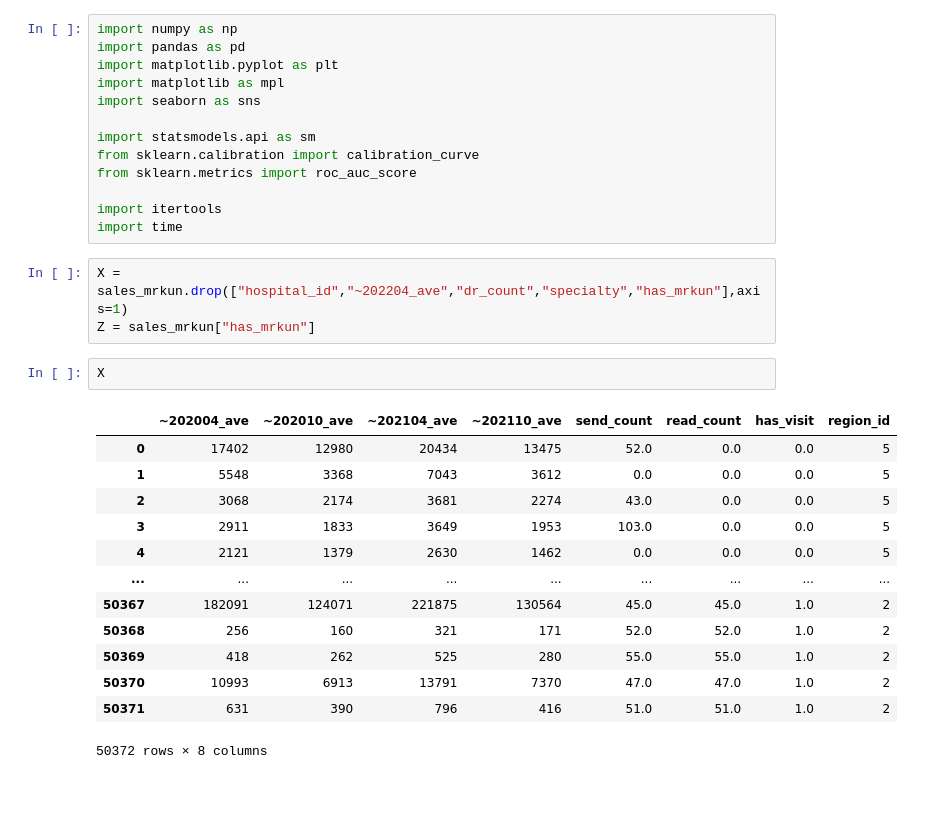
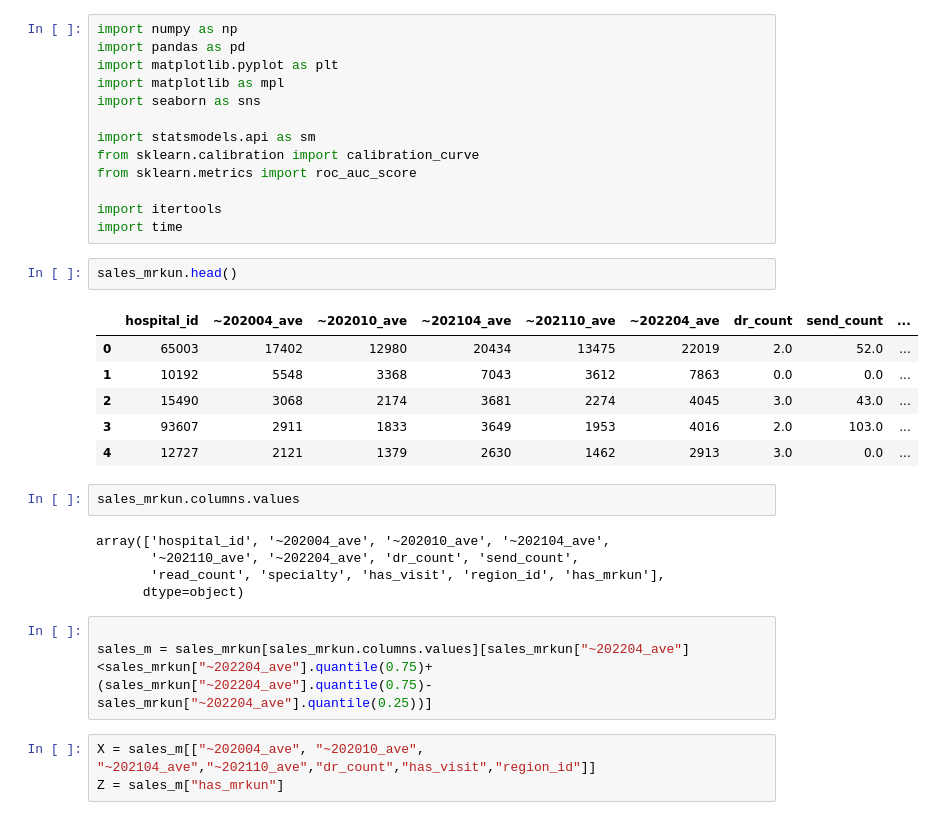
Before and after one commit to uehiratakumu/VScode, a Jupyter notebook: M3_intern/eda.ipynb, the cells around one changed output. Cells and saved outputs as stored; diff of their text form; blank space fills up the shorter version.

```diff
--- a/M3_intern/eda.ipynb
+++ b/M3_intern/eda.ipynb
@@ -676,25 +690,28 @@ from sklearn.metrics import roc_auc_score
 
 import itertools
 import time
-# %%
-X = sales_mrkun.drop(["hospital_id","~202204_ave","dr_count","specialty","has_mrkun"],axis=1)
-Z = sales_mrkun["has_mrkun"]
-# %%
-X
-# %% [output]
-|  | ~202004_ave | ~202010_ave | ~202104_ave | ~202110_ave | send_count | read_count | has_visit | region_id |
-| 0 | 17402 | 12980 | 20434 | 13475 | 52.0 | 0.0 | 0.0 | 5 |
-| 1 | 5548 | 3368 | 7043 | 3612 | 0.0 | 0.0 | 0.0 | 5 |
-| 2 | 3068 | 2174 | 3681 | 2274 | 43.0 | 0.0 | 0.0 | 5 |
-| 3 | 2911 | 1833 | 3649 | 1953 | 103.0 | 0.0 | 0.0 | 5 |
-| 4 | 2121 | 1379 | 2630 | 1462 | 0.0 | 0.0 | 0.0 | 5 |
-| ... | ... | ... | ... | ... | ... | ... | ... | ... |
-| 50367 | 182091 | 124071 | 221875 | 130564 | 45.0 | 45.0 | 1.0 | 2 |
-| 50368 | 256 | 160 | 321 | 171 | 52.0 | 52.0 | 1.0 | 2 |
-| 50369 | 418 | 262 | 525 | 280 | 55.0 | 55.0 | 1.0 | 2 |
-| 50370 | 10993 | 6913 | 13791 | 7370 | 47.0 | 47.0 | 1.0 | 2 |
-| 50371 | 631 | 390 | 796 | 416 | 51.0 | 51.0 | 1.0 | 2 |
-50372 rows × 8 columns
+# %%
+sales_mrkun.head()
+# %% [output]
+|  | hospital_id | ~202004_ave | ~202010_ave | ~202104_ave | ~202110_ave | ~202204_ave | dr_count | send_count | ... |
+| 0 | 65003 | 17402 | 12980 | 20434 | 13475 | 22019 | 2.0 | 52.0 | ... |
+| 1 | 10192 | 5548 | 3368 | 7043 | 3612 | 7863 | 0.0 | 0.0 | ... |
+| 2 | 15490 | 3068 | 2174 | 3681 | 2274 | 4045 | 3.0 | 43.0 | ... |
+| 3 | 93607 | 2911 | 1833 | 3649 | 1953 | 4016 | 2.0 | 103.0 | ... |
+| 4 | 12727 | 2121 | 1379 | 2630 | 1462 | 2913 | 3.0 | 0.0 | ... |
+# %%
+sales_mrkun.columns.values
+# %% [output]
+array(['hospital_id', '~202004_ave', '~202010_ave', '~202104_ave',
+       '~202110_ave', '~202204_ave', 'dr_count', 'send_count',
+       'read_count', 'specialty', 'has_visit', 'region_id', 'has_mrkun'],
+      dtype=object)
+# %%
+
+sales_m = sales_mrkun[sales_mrkun.columns.values][sales_mrkun["~202204_ave"]<sales_mrkun["~202204_ave"].quantile(0.75)+(sales_mrkun["~202204_ave"].quantile(0.75)-sales_mrkun["~202204_ave"].quantile(0.25))]
+# %%
+X = sales_m[["~202004_ave", "~202010_ave", "~202104_ave","~202110_ave","dr_count","has_visit","region_id"]]
+Z = sales_m["has_mrkun"]
 # %%
 exog = sm.add_constant(X) # 切片の追加
 logit_model = sm.Logit(endog=Z, exog=exog) # ロジスティック回帰
```
Also changed, not shown: parts of 6 cells of this notebook, 2 other files.
